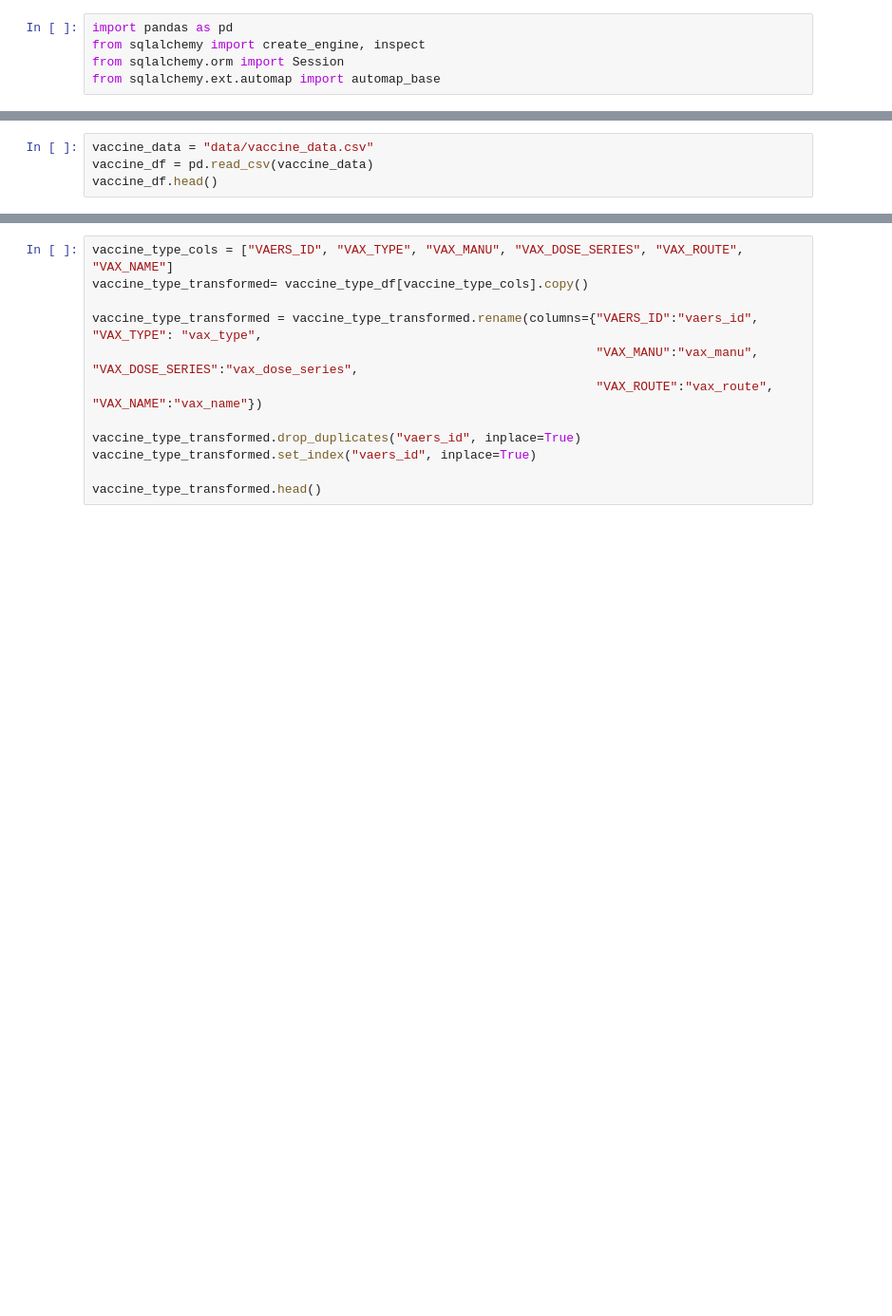
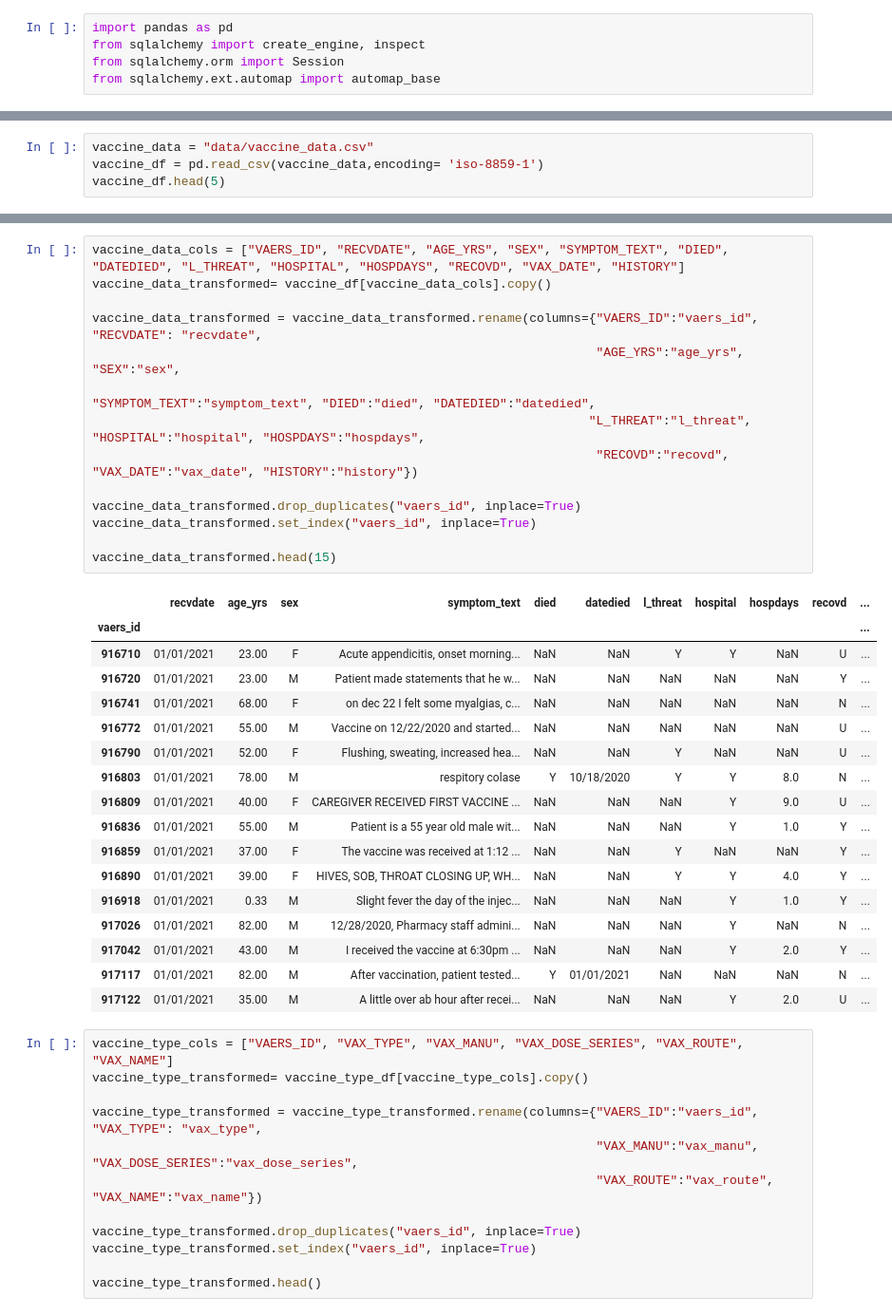
Before and after one commit to ethomps33/Covid-19_ETL, a Jupyter notebook: COVID_vaccine.ipynb, the cells around one changed output, grey strips where cells are left out. Shown at 95% size. Cells and saved outputs as stored; diff of their text form; blank space fills up the shorter version.

```diff
--- a/COVID_vaccine.ipynb
+++ b/COVID_vaccine.ipynb
@@ -27,6 +27,6 @@ vaccine_type_df.head()
 | 4 | 916790 | COVID19 | PFIZER\BIONTECH | NaN | 1 | IM | RA | COVID19 (COVID19 (PFIZER-BIONTECH)) |
 # %%
 vaccine_data = "data/vaccine_data.csv"
-vaccine_df = pd.read_csv(vaccine_data)
-vaccine_df.head()
+vaccine_df = pd.read_csv(vaccine_data,encoding= 'iso-8859-1')
+vaccine_df.head(5)
 # %% [output]
@@ -34,3 +40,35 @@ UnicodeDecodeError: 'utf-8' codec can't decode byte 0xa0 in position 612: invali
+# %%
+vaccine_data_cols = ["VAERS_ID", "RECVDATE", "AGE_YRS", "SEX", "SYMPTOM_TEXT", "DIED", "DATEDIED", "L_THREAT", "HOSPITAL", "HOSPDAYS", "RECOVD", "VAX_DATE", "HISTORY"]
+vaccine_data_transformed= vaccine_df[vaccine_data_cols].copy()
+
+vaccine_data_transformed = vaccine_data_transformed.rename(columns={"VAERS_ID":"vaers_id", "RECVDATE": "recvdate",
+                                                                    "AGE_YRS":"age_yrs", "SEX":"sex",
+                                                                    "SYMPTOM_TEXT":"symptom_text", "DIED":"died", "DATEDIED":"datedied",
+                                                                   "L_THREAT":"l_threat", "HOSPITAL":"hospital", "HOSPDAYS":"hospdays",
+                                                                    "RECOVD":"recovd", "VAX_DATE":"vax_date", "HISTORY":"history"})
+
+vaccine_data_transformed.drop_duplicates("vaers_id", inplace=True)
+vaccine_data_transformed.set_index("vaers_id", inplace=True)
+
+vaccine_data_transformed.head(15)
+# %% [output]
+|  | recvdate | age_yrs | sex | symptom_text | died | datedied | l_threat | hospital | hospdays | recovd | ... |
+| vaers_id |  |  |  |  |  |  |  |  |  |  | ... |
+| 916710 | 01/01/2021 | 23.00 | F | Acute appendicitis, onset morning... | NaN | NaN | Y | Y | NaN | U | ... |
+| 916720 | 01/01/2021 | 23.00 | M | Patient made statements that he w... | NaN | NaN | NaN | NaN | NaN | Y | ... |
+| 916741 | 01/01/2021 | 68.00 | F | on dec 22 I felt some myalgias, c... | NaN | NaN | NaN | NaN | NaN | N | ... |
+| 916772 | 01/01/2021 | 55.00 | M | Vaccine on 12/22/2020 and started... | NaN | NaN | NaN | NaN | NaN | U | ... |
+| 916790 | 01/01/2021 | 52.00 | F | Flushing, sweating, increased hea... | NaN | NaN | Y | NaN | NaN | U | ... |
+| 916803 | 01/01/2021 | 78.00 | M | respitory colase | Y | 10/18/2020 | Y | Y | 8.0 | N | ... |
+| 916809 | 01/01/2021 | 40.00 | F | CAREGIVER RECEIVED FIRST VACCINE ... | NaN | NaN | NaN | Y | 9.0 | U | ... |
+| 916836 | 01/01/2021 | 55.00 | M | Patient is a 55 year old male wit... | NaN | NaN | NaN | Y | 1.0 | Y | ... |
+| 916859 | 01/01/2021 | 37.00 | F | The vaccine was received at 1:12 ... | NaN | NaN | Y | NaN | NaN | Y | ... |
+| 916890 | 01/01/2021 | 39.00 | F | HIVES, SOB, THROAT CLOSING UP, WH... | NaN | NaN | Y | Y | 4.0 | Y | ... |
+| 916918 | 01/01/2021 | 0.33 | M | Slight fever the day of the injec... | NaN | NaN | NaN | Y | 1.0 | Y | ... |
+| 917026 | 01/01/2021 | 82.00 | M | 12/28/2020, Pharmacy staff admini... | NaN | NaN | NaN | Y | NaN | N | ... |
+| 917042 | 01/01/2021 | 43.00 | M | I received the vaccine at 6:30pm ... | NaN | NaN | NaN | Y | 2.0 | Y | ... |
+| 917117 | 01/01/2021 | 82.00 | M | After vaccination, patient tested... | Y | 01/01/2021 | NaN | NaN | NaN | N | ... |
+| 917122 | 01/01/2021 | 35.00 | M | A little over ab hour after recei... | NaN | NaN | NaN | Y | 2.0 | U | ... |
 # %%
 vaccine_type_cols = ["VAERS_ID", "VAX_TYPE", "VAX_MANU", "VAX_DOSE_SERIES", "VAX_ROUTE", "VAX_NAME"]
 vaccine_type_transformed= vaccine_type_df[vaccine_type_cols].copy()
```
Also changed, not shown: parts of 2 cells of this notebook.
